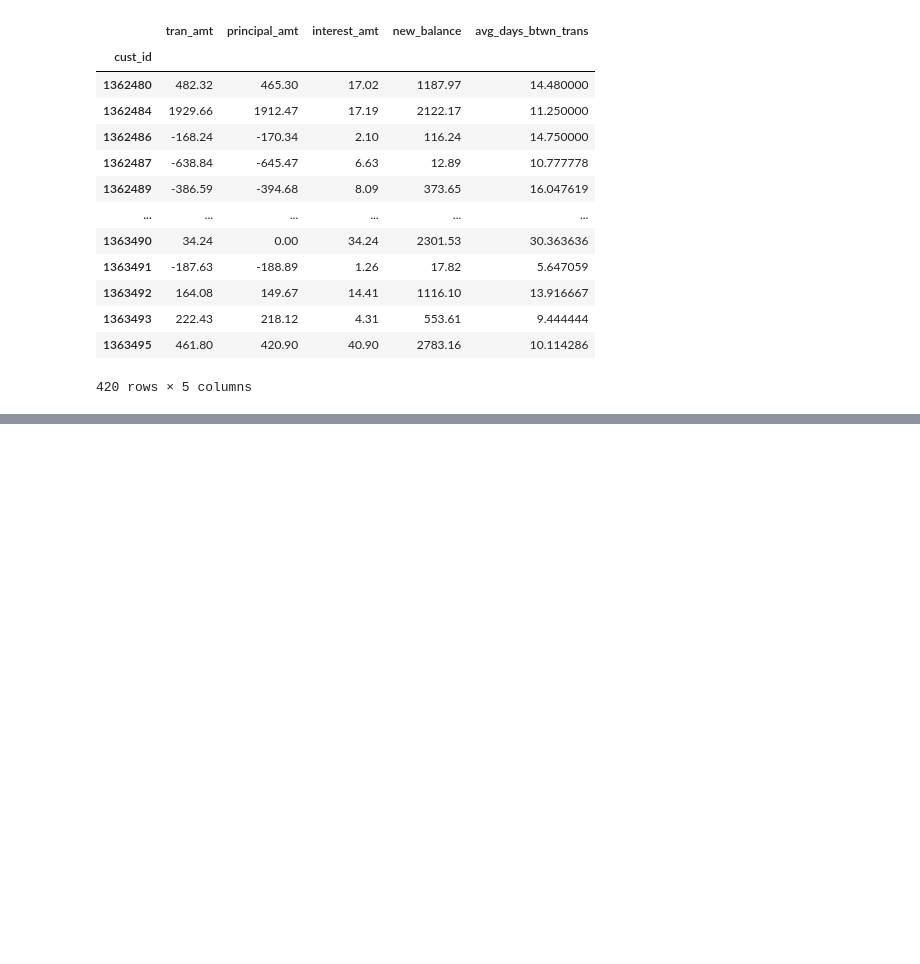
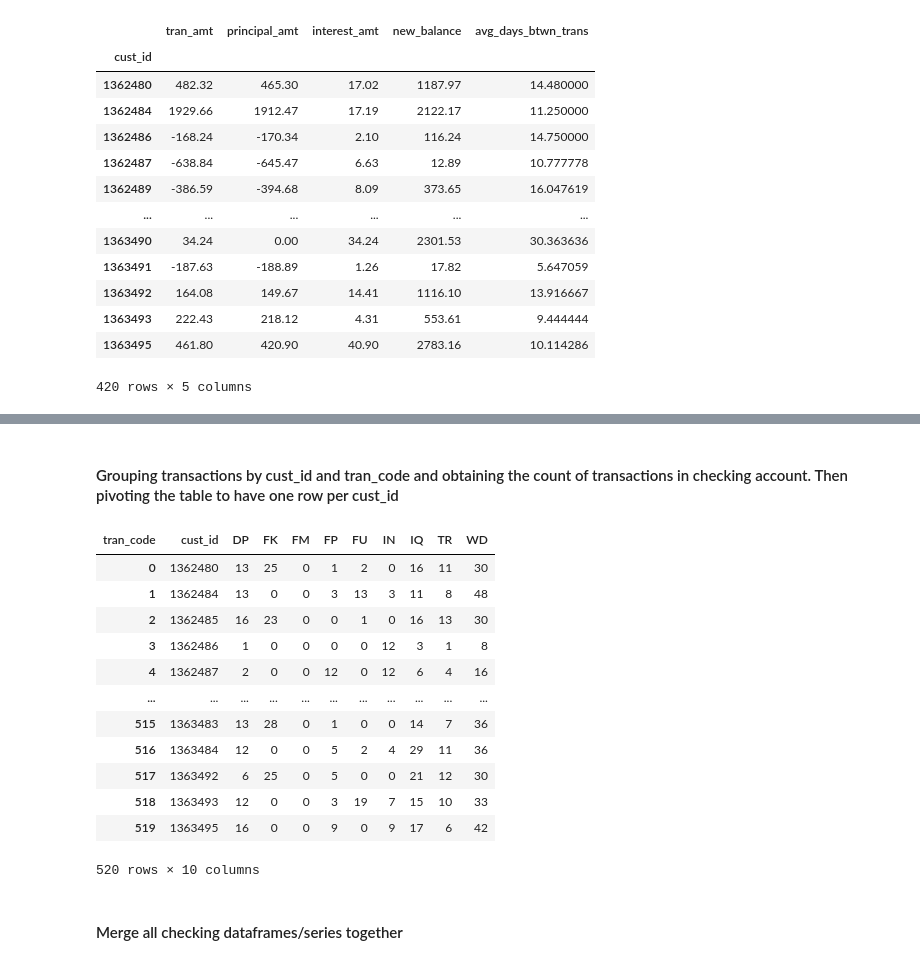
Before and after one commit to btmarsh6/mini-project-III, a Jupyter notebook: Brittany_Clean_Merge_Notebook.ipynb, the cells around one changed output, grey strips where cells are left out. Cells and saved outputs as stored; diff of their text form; code cells hidden in the pictures; blank space fills up the shorter version.

```diff
--- a/Brittany_Clean_Merge_Notebook.ipynb
+++ b/Brittany_Clean_Merge_Notebook.ipynb
@@ -667,0 +704,21 @@ savings_acct_df.to_csv('clean_data/savings_acct_trans_df.csv', index=False)
+# %%
+#Average time day for each transactions
+
+# define the cust_id variable
+cust_id = 'cust_id'
+
+# define the tran_time variable
+tran_time = 'tran_time'
+
+# convert tran_time to datetime format
+checking_tran_df[tran_time] = pd.to_datetime(checking_tran_df[tran_time])
+
+# extract the hour and minute from tran_time as a new column
+checking_tran_df['average_transaction_time'] = checking_tran_df[tran_time].dt.strftime('%H:%M')
+
+# calculate the average time of day for each customer's transactions
+average_transaction_time = checking_tran_df.groupby(cust_id)['average_transaction_time'].apply(
+    lambda x: pd.to_datetime(x, format='%H:%M').mean().strftime('%H:%M'))
+
+# print the result
+print(average_transaction_time)
@@ -667,0 +765,29 @@ savings_acct_df.to_csv('clean_data/savings_acct_trans_df.csv', index=False)
+# %% [markdown]
+#### Grouping transactions by cust_id and tran_code and obtaining the count of transactions in checking account. Then pivoting the table to have one row per cust_id
+# %%
+# group transactions by cust_id and tran_code and get the count of transactions
+checking_tran_count = checking_tran_df.groupby(['cust_id', 'tran_code']).size().reset_index(name='count')
+
+# group by cust_id and tran_code and count the tran_id
+checking_tran_summary = checking_tran_df.groupby(['cust_id', 'tran_code'])['tran_id'].count().reset_index()
+
+# pivot the table to have one row per cust_id
+checking_tran_summary_pivot = checking_tran_summary.pivot_table(index='cust_id', columns='tran_code', values='tran_id', fill_value=0).reset_index()
+# %%
+checking_tran_summary_pivot
+# %% [output]
+| tran_code | cust_id | DP | FK | FM | FP | FU | IN | IQ | TR | WD |
+| 0 | 1362480 | 13 | 25 | 0 | 1 | 2 | 0 | 16 | 11 | 30 |
+| 1 | 1362484 | 13 | 0 | 0 | 3 | 13 | 3 | 11 | 8 | 48 |
+| 2 | 1362485 | 16 | 23 | 0 | 0 | 1 | 0 | 16 | 13 | 30 |
+| 3 | 1362486 | 1 | 0 | 0 | 0 | 0 | 12 | 3 | 1 | 8 |
+| 4 | 1362487 | 2 | 0 | 0 | 12 | 0 | 12 | 6 | 4 | 16 |
+| ... | ... | ... | ... | ... | ... | ... | ... | ... | ... | ... |
+| 515 | 1363483 | 13 | 28 | 0 | 1 | 0 | 0 | 14 | 7 | 36 |
+| 516 | 1363484 | 12 | 0 | 0 | 5 | 2 | 4 | 29 | 11 | 36 |
+| 517 | 1363492 | 6 | 25 | 0 | 5 | 0 | 0 | 21 | 12 | 30 |
+| 518 | 1363493 | 12 | 0 | 0 | 3 | 19 | 7 | 15 | 10 | 33 |
+| 519 | 1363495 | 16 | 0 | 0 | 9 | 0 | 9 | 17 | 6 | 42 |
+520 rows × 10 columns
+# %% [markdown]
+#### Merge all checking dataframes/series together
```
Also changed, not shown: parts of 19 cells of this notebook, 1 other file.
